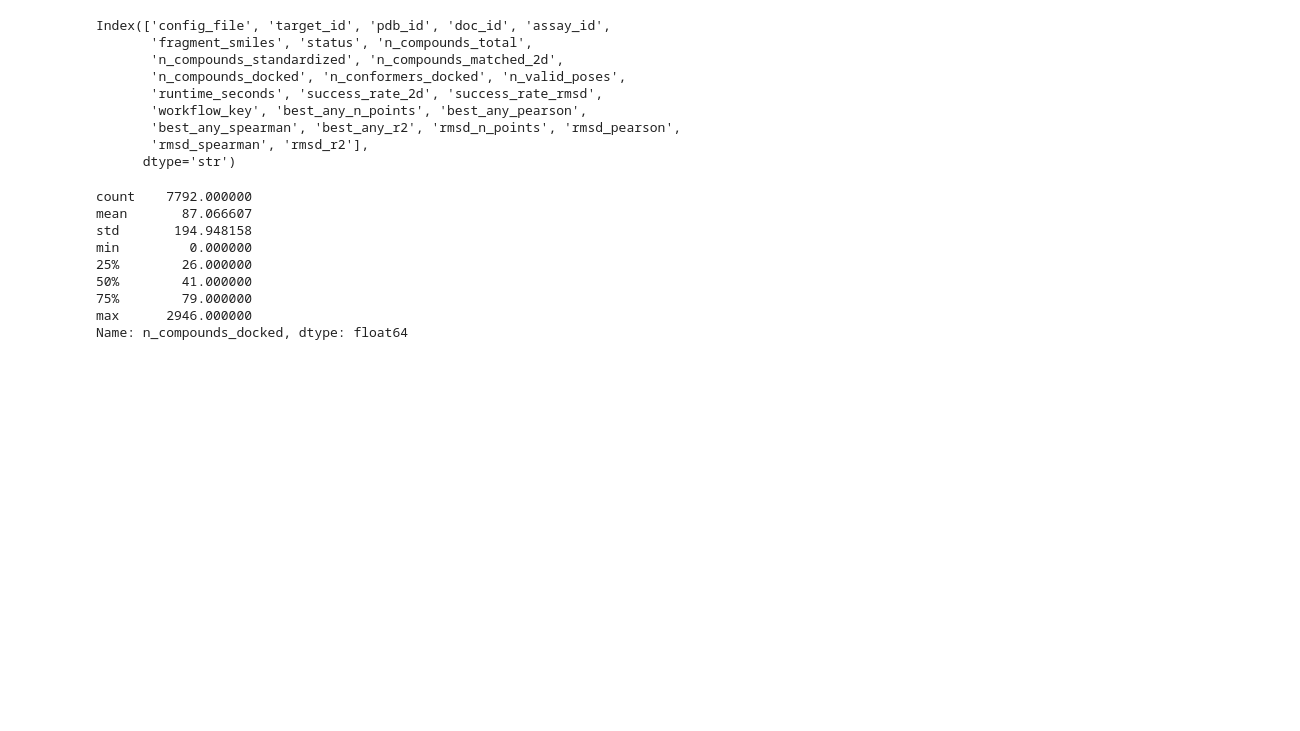
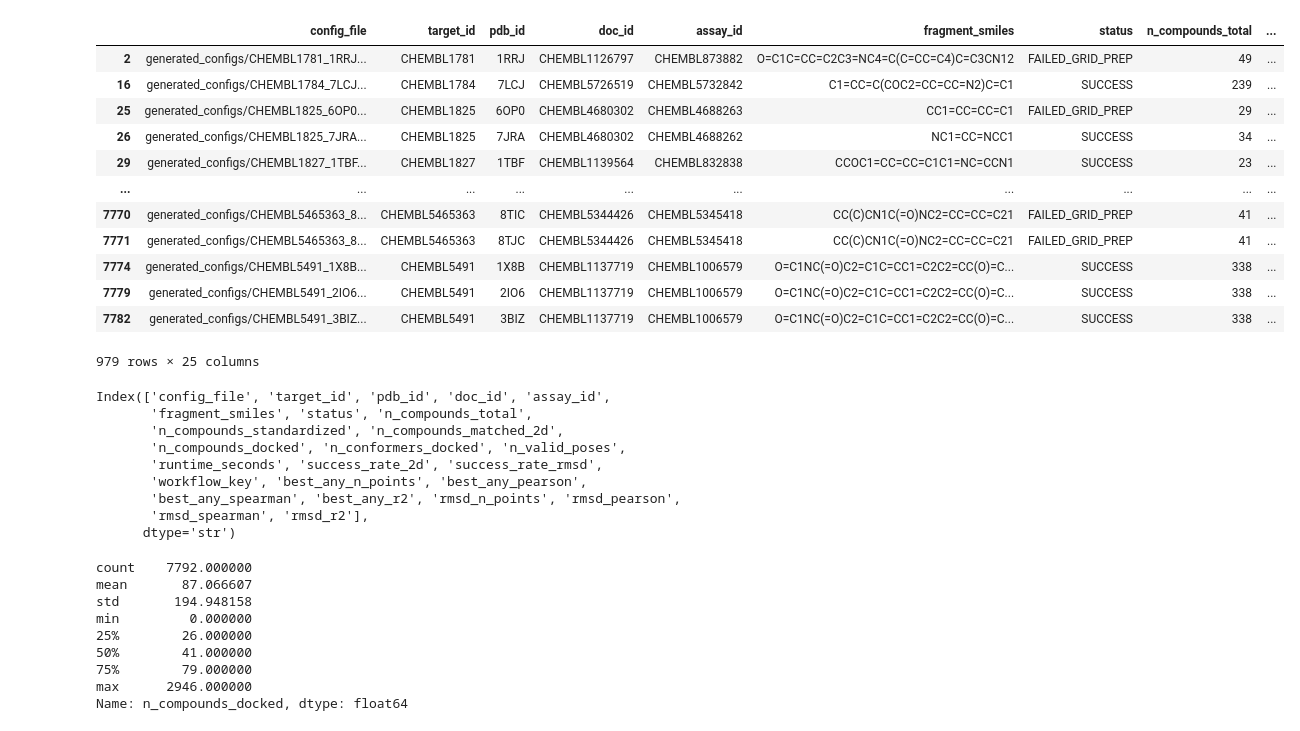
Before and after one commit to Popov-Lab-UNC/mockdock, a Jupyter notebook: notebooks/best_pl_systems.ipynb, the cells around one changed output. Cells and saved outputs as stored; diff of their text form; code cells hidden in the pictures; blank space fills up the shorter version.

Commit message:
Clean up, refactor, standardize package

```diff
--- a/notebooks/best_pl_systems.ipynb
+++ b/notebooks/best_pl_systems.ipynb
@@ -3,10 +4,27 @@ import pandas as pd
 # %%
-df1 = pd.read_csv("../benchmark_runs/run_20260204_234029/run_summary.csv")
-df2 = pd.read_csv("../benchmark_runs/run_20260212_122428/run_summary.csv")
-df3 = pd.read_csv("../benchmark_runs/run_20260216_013728/run_summary.csv")
+data_dir = '/work/users/s/h/shuhang/dockingbird_data'
+df1 = pd.read_csv(os.path.join(data_dir, "benchmark_runs/run_20260204_234029/run_summary.csv"))
+df2 = pd.read_csv(os.path.join(data_dir, "benchmark_runs/run_20260212_122428/run_summary.csv"))
+df3 = pd.read_csv(os.path.join(data_dir, "benchmark_runs/run_20260216_013728/run_summary.csv"))
 # %%
 df = pd.concat([df1, df2, df3], ignore_index=True)
 df = df.drop_duplicates(subset=["config_file"])
+# %%
+df[(df['n_compounds_standardized'] - df['n_compounds_matched_2d']) > 5]
+# %% [output]
+|  | config_file | target_id | pdb_id | doc_id | assay_id | fragment_smiles | status | n_compounds_total | ... |
+| 2 | generated_configs/CHEMBL1781_1RRJ... | CHEMBL1781 | 1RRJ | CHEMBL1126797 | CHEMBL873882 | O=C1C=CC=C2C3=NC4=C(C=CC=C4)C=C3CN12 | FAILED_GRID_PREP | 49 | ... |
+| 16 | generated_configs/CHEMBL1784_7LCJ... | CHEMBL1784 | 7LCJ | CHEMBL5726519 | CHEMBL5732842 | C1=CC=C(COC2=CC=CC=N2)C=C1 | SUCCESS | 239 | ... |
+| 25 | generated_configs/CHEMBL1825_6OP0... | CHEMBL1825 | 6OP0 | CHEMBL4680302 | CHEMBL4688263 | CC1=CC=CC=C1 | FAILED_GRID_PREP | 29 | ... |
+| 26 | generated_configs/CHEMBL1825_7JRA... | CHEMBL1825 | 7JRA | CHEMBL4680302 | CHEMBL4688262 | NC1=CC=NCC1 | SUCCESS | 34 | ... |
+| 29 | generated_configs/CHEMBL1827_1TBF... | CHEMBL1827 | 1TBF | CHEMBL1139564 | CHEMBL832838 | CCOC1=CC=CC=C1C1=NC=CCN1 | SUCCESS | 23 | ... |
+| ... | ... | ... | ... | ... | ... | ... | ... | ... | ... |
+| 7770 | generated_configs/CHEMBL5465363_8... | CHEMBL5465363 | 8TIC | CHEMBL5344426 | CHEMBL5345418 | CC(C)CN1C(=O)NC2=CC=CC=C21 | FAILED_GRID_PREP | 41 | ... |
+| 7771 | generated_configs/CHEMBL5465363_8... | CHEMBL5465363 | 8TJC | CHEMBL5344426 | CHEMBL5345418 | CC(C)CN1C(=O)NC2=CC=CC=C21 | FAILED_GRID_PREP | 41 | ... |
+| 7774 | generated_configs/CHEMBL5491_1X8B... | CHEMBL5491 | 1X8B | CHEMBL1137719 | CHEMBL1006579 | O=C1NC(=O)C2=C1C=CC1=C2C2=CC(O)=C... | SUCCESS | 338 | ... |
+| 7779 | generated_configs/CHEMBL5491_2IO6... | CHEMBL5491 | 2IO6 | CHEMBL1137719 | CHEMBL1006579 | O=C1NC(=O)C2=C1C=CC1=C2C2=CC(O)=C... | SUCCESS | 338 | ... |
+| 7782 | generated_configs/CHEMBL5491_3BIZ... | CHEMBL5491 | 3BIZ | CHEMBL1137719 | CHEMBL1006579 | O=C1NC(=O)C2=C1C=CC1=C2C2=CC(O)=C... | SUCCESS | 338 | ... |
+979 rows × 25 columns
 # %%
 df.columns
 # %% [output]
```
Also changed, not shown: parts of 1 cell of this notebook, 30 other files.
